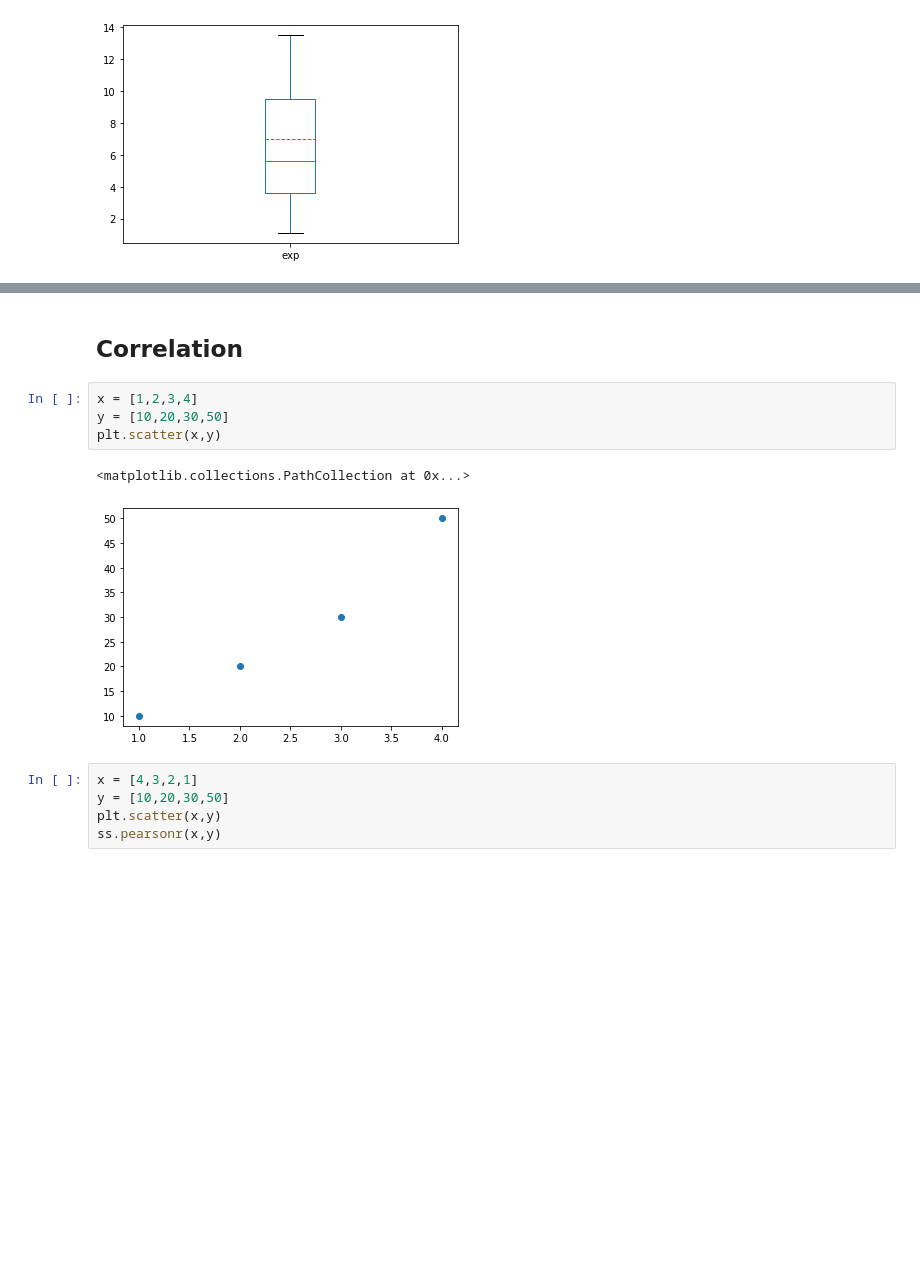
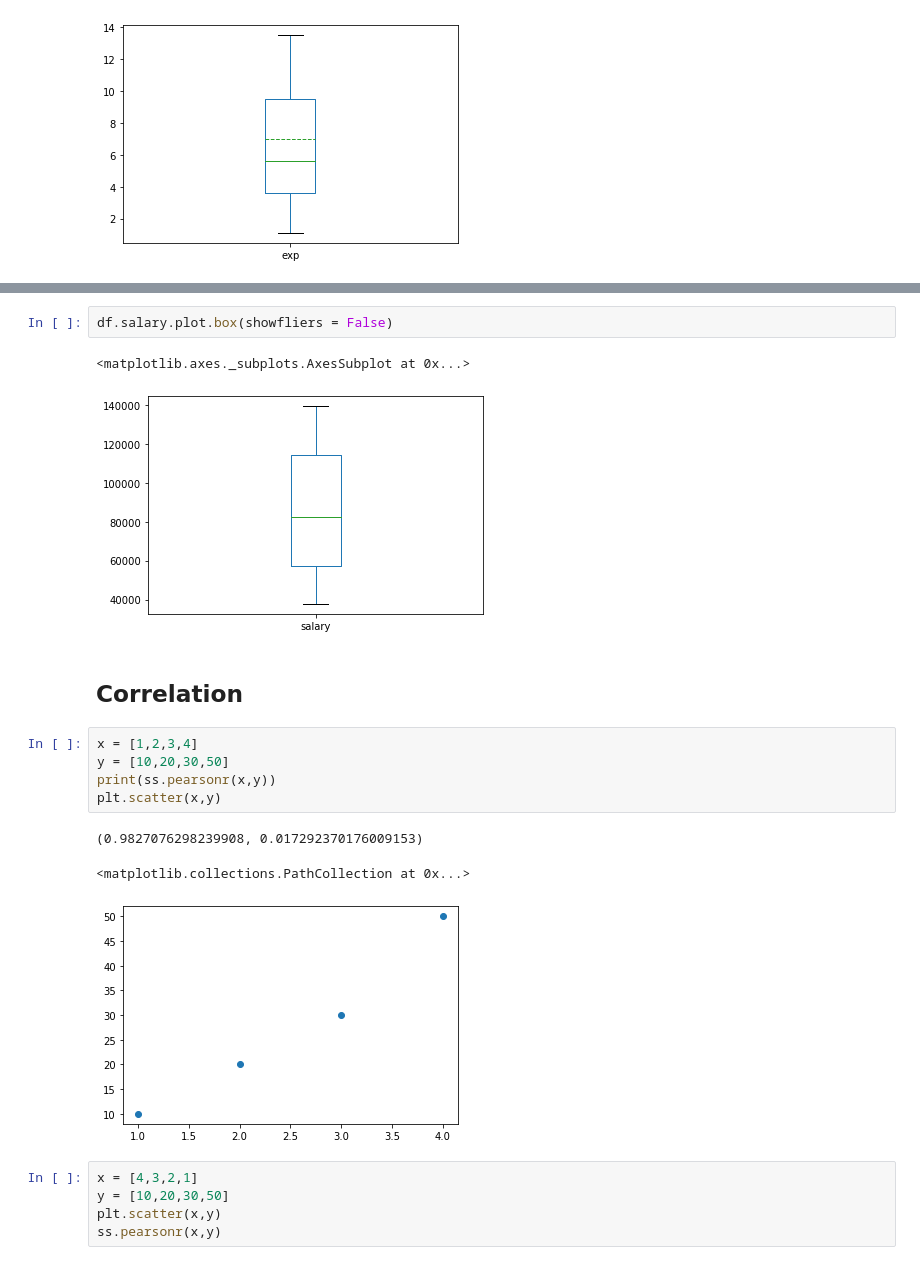
Before and after one commit to srikanthpragada/DS_28_SEP_2020, a Jupyter notebook: stats/salary_stats.ipynb, the cells around one changed output, grey strips where cells are left out. Cells and saved outputs as stored; diff of their text form; blank space fills up the shorter version.

```diff
--- a/stats/salary_stats.ipynb
+++ b/stats/salary_stats.ipynb
@@ -76,11 +81,18 @@ df.salary.plot.box(showmeans=True, meanline=True)
+# %%
+df.salary.plot.box(showfliers = False)
+# %% [output]
+<matplotlib.axes._subplots.AxesSubplot at 0x...>
+[figure, added]
 # %% [markdown]
 ## Correlation
 # %%
 x = [1,2,3,4]
 y = [10,20,30,50]
+print(ss.pearsonr(x,y))
 plt.scatter(x,y)
 # %% [output]
-<matplotlib.collections.PathCollection at 0x...>
+(0.9827076298239908, 0.017292370176009153)
+<matplotlib.collections.PathCollection at 0x...>
 [figure]
 # %%
 x = [4,3,2,1]
```
Also changed, not shown: parts of 7 cells of this notebook, 2 other files.
